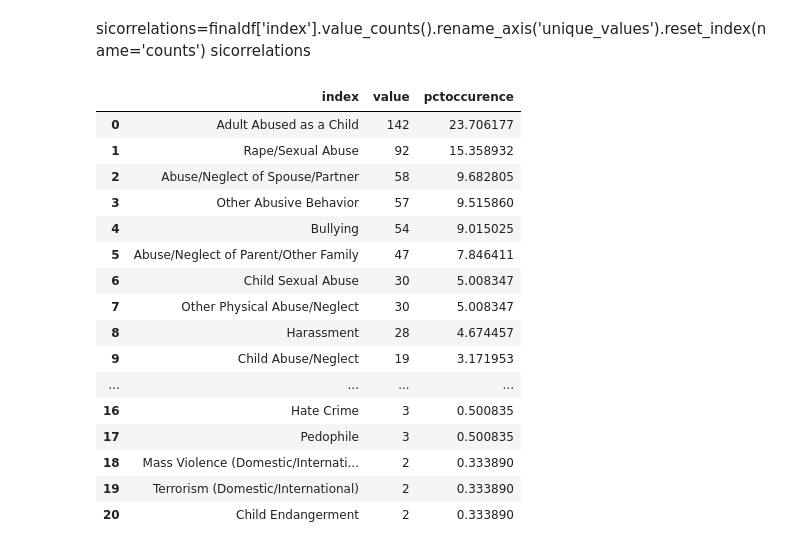
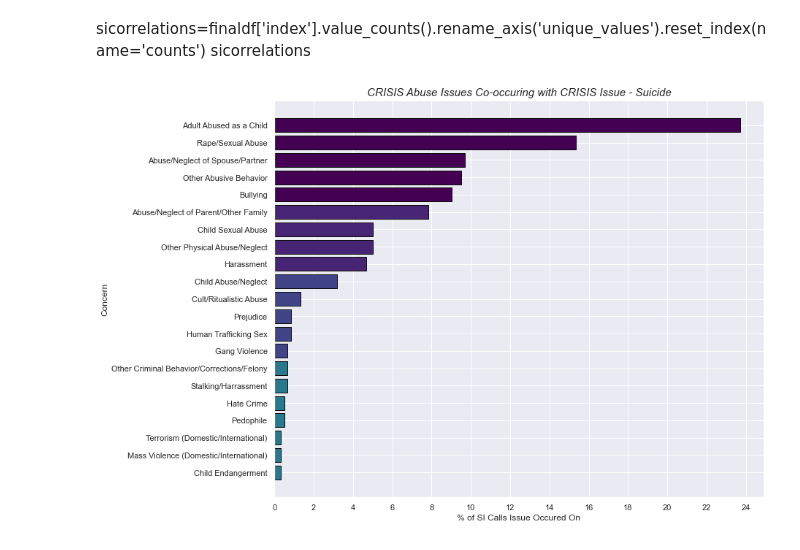
Before and after one commit to NSS-Data-Analytics-Cohort-6/fcs-crisis-data-campers, a Jupyter notebook: notebooks/Groupnb.ipynb, the cells around one changed output. Cells and saved outputs as stored; diff of their text form; code cells hidden in the pictures.

Commit message:
new chart

```diff
--- a/notebooks/Groupnb.ipynb
+++ b/notebooks/Groupnb.ipynb
@@ -9,6 +9,7 @@ import matplotlib.pyplot as plt
 import seaborn as sns
 import requests as re
 from matplotlib import cm
+sns.set(style="darkgrid")
 # %%
 df1 = pd.read_excel('../data/NSSCrisisv.1.xlsx', 'in') # 2020-2021
 df2 = pd.read_excel('../data/NSSCrisisv.2.xlsx', 'in') # 2022
@@ -236,33 +237,18 @@ sicorrelations
 finaldf['pctoccurence']=(finaldf['value']/599)*100
 # %%
 finaldf
+finaldf=finaldf.sort_values(by='value', ascending=True)
-# %% [output]
-|  | index | value | pctoccurence |
-| 0 | Adult Abused as a Child | 142 | 23.706177 |
-| 1 | Rape/Sexual Abuse | 92 | 15.358932 |
-| 2 | Abuse/Neglect of Spouse/Partner | 58 | 9.682805 |
-| 3 | Other Abusive Behavior | 57 | 9.515860 |
-| 4 | Bullying | 54 | 9.015025 |
-| 5 | Abuse/Neglect of Parent/Other Family | 47 | 7.846411 |
-| 6 | Child Sexual Abuse | 30 | 5.008347 |
-| 7 | Other Physical Abuse/Neglect | 30 | 5.008347 |
-| 8 | Harassment | 28 | 4.674457 |
-| 9 | Child Abuse/Neglect | 19 | 3.171953 |
-| ... | ... | ... | ... |
-| 16 | Hate Crime | 3 | 0.500835 |
-| 17 | Pedophile | 3 | 0.500835 |
-| 18 | Mass Violence (Domestic/Internati... | 2 | 0.333890 |
-| 19 | Terrorism (Domestic/International) | 2 | 0.333890 |
-| 20 | Child Endangerment | 2 | 0.333890 |
 # %%
 ticks=np.arange(0,26,step=2)
 # %%
-plt.subplots(figsize=(10, 8))
+plt.subplots(figsize=(12,10))
 y=finaldf['pctoccurence'] #test=music_df.loc[(music_df['UsePeriod']==' ')]
 x=finaldf['index']
-plt.barh(x,y,align='center', color=['#440154','#440154','#440154','#440154','#440154','#440154','#440154','#440154','#440154','#482878','#482878','#482878','#482878','#482878','#482878','#482878','#3e4989','#3e4989','#3e4989','#31688e','#31688e'])
+plt.barh(x,y,align='center',edgecolor="#0f0e0c",color=['#2a788e','#2a788e','#2a788e','#2a788e','#2a788e','#2a788e','#2a788e','#414487','#414487','#414487','#414487','#414487','#482475','#482475','#482475','#482475','#440154','#440154','#440154','#440154','#440154'])
 plt.xticks(ticks)
 plt.title('CRISIS Abuse Issues Co-occuring with CRISIS Issue - Suicide', fontsize=15, fontstyle='oblique')
 plt.ylabel('Concern')
 plt.xlabel('% of SI Calls Issue Occured On')
 plt.show()
+# %% [output]
+[figure, added]
```
Also changed, not shown: parts of 2 cells of this notebook.
